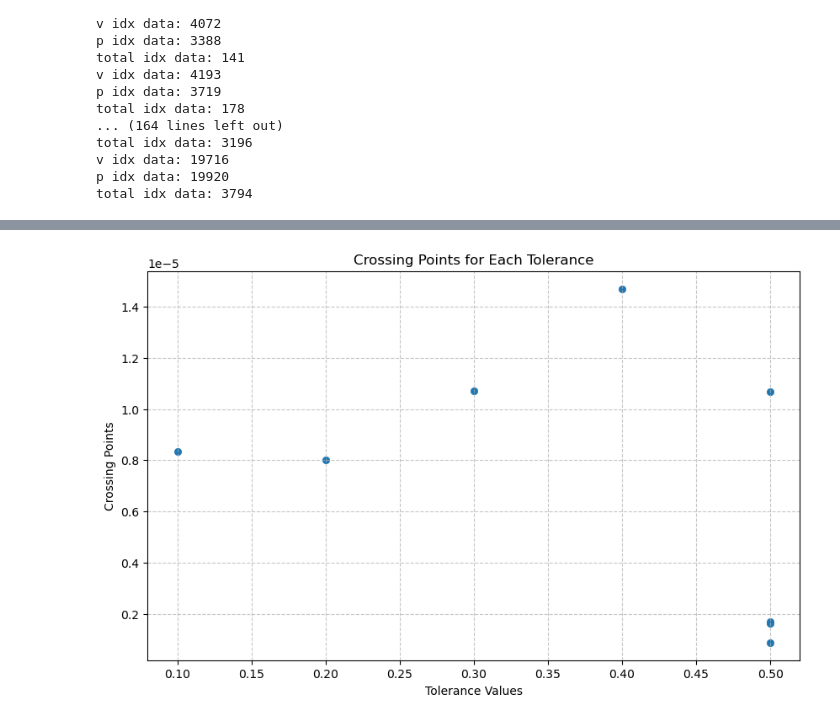
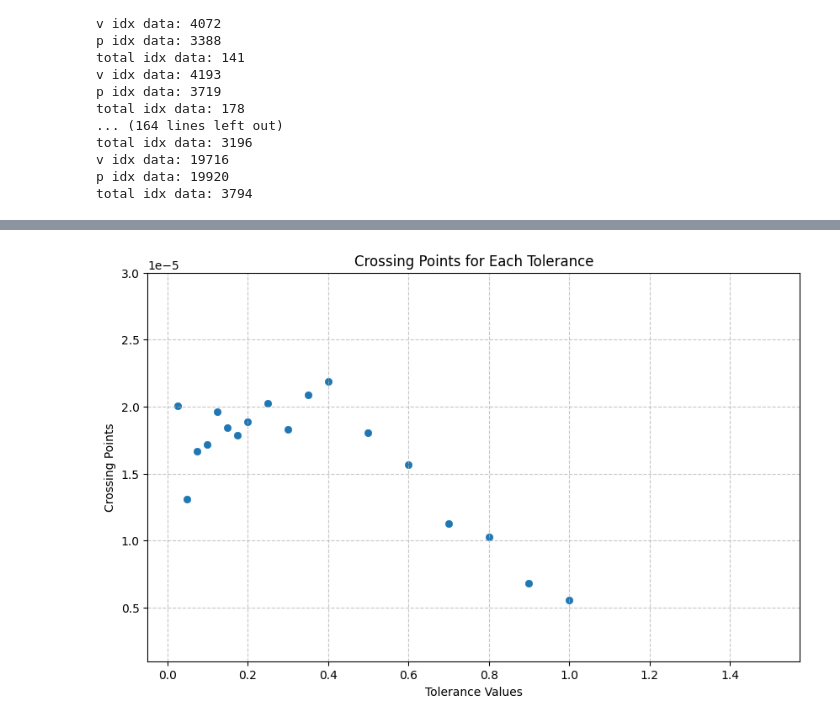
Before and after one commit to mcthumann/Brownian_Data_Analysis, a Jupyter notebook: scripts/Analytical_Simulation_Data_Trio.ipynb, the cells around one changed output, grey strips where cells are left out. Saved outputs shown, nothing was run; the diff lists cells and outputs as text; code cells hidden in the pictures.

Commit message:
Crossing proof

```diff
--- a/scripts/Analytical_Simulation_Data_Trio.ipynb
+++ b/scripts/Analytical_Simulation_Data_Trio.ipynb
@@ -19,7 +19,7 @@ _v_force = 6*np.pi*_r*_viscous
 _K = 9.384e-5 # Need to adjust
 
 # TOLERANCES
-tols = [.1, .2, .3, .4, .5]
+tols = [.025, .05, .075, .1, .125, .15, .175, .2, .25, .3, .35, .4 , .5, .6, .7, .8, .9, 1, 1.25, 1.5]
 # %%
 # Calculate the average MSD
 def compute_msd(time_trace, dt):
@@ -200,6 +201,9 @@ init_lag_times_sim = 0
 for tol in tols:
     all_init_msd_sim = []
     init_len = int(len(traces_sim[0])/2)
+
+    msd_num_lim = 10000
+    j = 0
 
     for i in range(len(traces_sim)):
         zero_idxs_sim = []
@@ -219,6 +223,9 @@ for tol in tols:
         print("total idx sim: " + str(len(zero_idxs_sim)))
 
         for idx in zero_idxs_sim:
+            j+=1
+            if j > msd_num_lim:
+                break
             msd, init_lag_times_sim = compute_init_msd(traces_sim[i][idx:idx+init_len], timestep_sim*bin_num_sim)
             all_init_msd_sim.append(msd)
 
@@ -388,9 +410,9 @@ crossings_for_tols = []
 for i in range(len(tols)):
 
     x1 = times_analytic
-    x2 = init_lag_times_data[1:]
+    x2 = init_lag_times_sim[1:]
     y1 = analytic_tol_msds[i]
-    y2 = data_tol_msds[i][1:]
+    y2 = sim_tol_msds[i][1:]
 
     xmin = max(x1.min(), x2.min())
     xmax = min(x1.max(), x2.max())
@@ -419,8 +441,7 @@ for i in range(len(tols)):
             x0, x1 = x_common[j], x_common[j+1]
             y0, y1_ = diff[j], diff[j+1]
             x_cross = x0 - y0 * (x1 - x0) / (y1_ - y0)
-            if x_cross < .001:
-                x_crossings.append(x_cross)
+            x_crossings.append(x_cross)
 
         if not x_crossings:
             print(f"No crossing found for tol: {tols[i]}")
@@ -440,27 +472,27 @@ print(crossings_for_tols)
 # %%
 
 x_values = []
 y_values = []
 
 for i, tol in enumerate(tols):
     # For each tolerance, repeat the tol value for each crossing
     num_crossings = len(crossings_for_tols[i])
     x_values.extend([tol] * num_crossings)  # Repeat tol for each crossing
     y_values.extend(crossings_for_tols[i])   # Add all crossings as y-values
 
 # Create the scatter plot
 plt.figure(figsize=(10, 6))
 plt.scatter(x_values, y_values, linewidth=0.5)
 
 # Customize the plot
 plt.xlabel('Tolerance Values')
 plt.ylabel('Crossing Points')
 plt.title('Crossing Points for Each Tolerance')
 plt.grid(True, linestyle='--', alpha=0.7)
 
 # Optional: Use log scale if tolerance values vary widely
 # plt.xscale('log')
-# plt.ylim( bottom = .5E-5)
+plt.ylim(bottom=.1E-5, top = 3E-5)
 plt.show()
 # %% [output]
-[figure, old version]
+[figure, new version]
```
Also changed, not shown: parts of 6 cells of this notebook.
